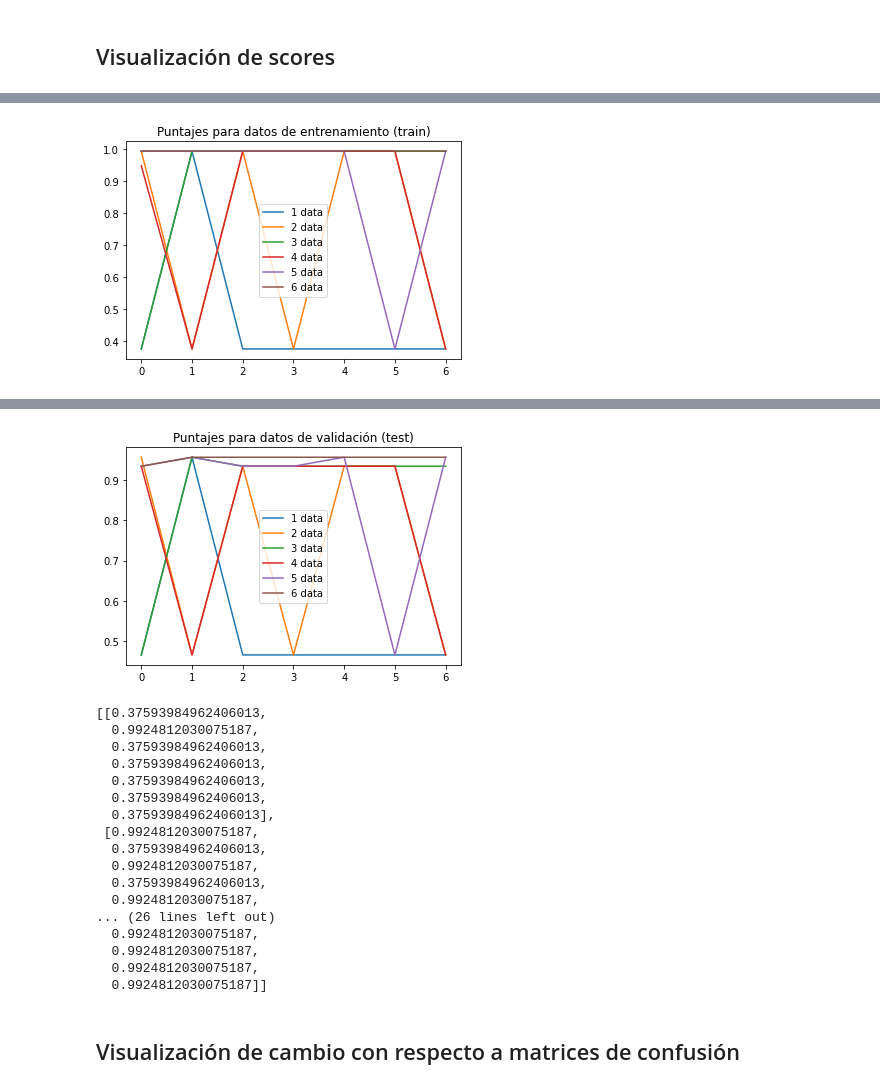
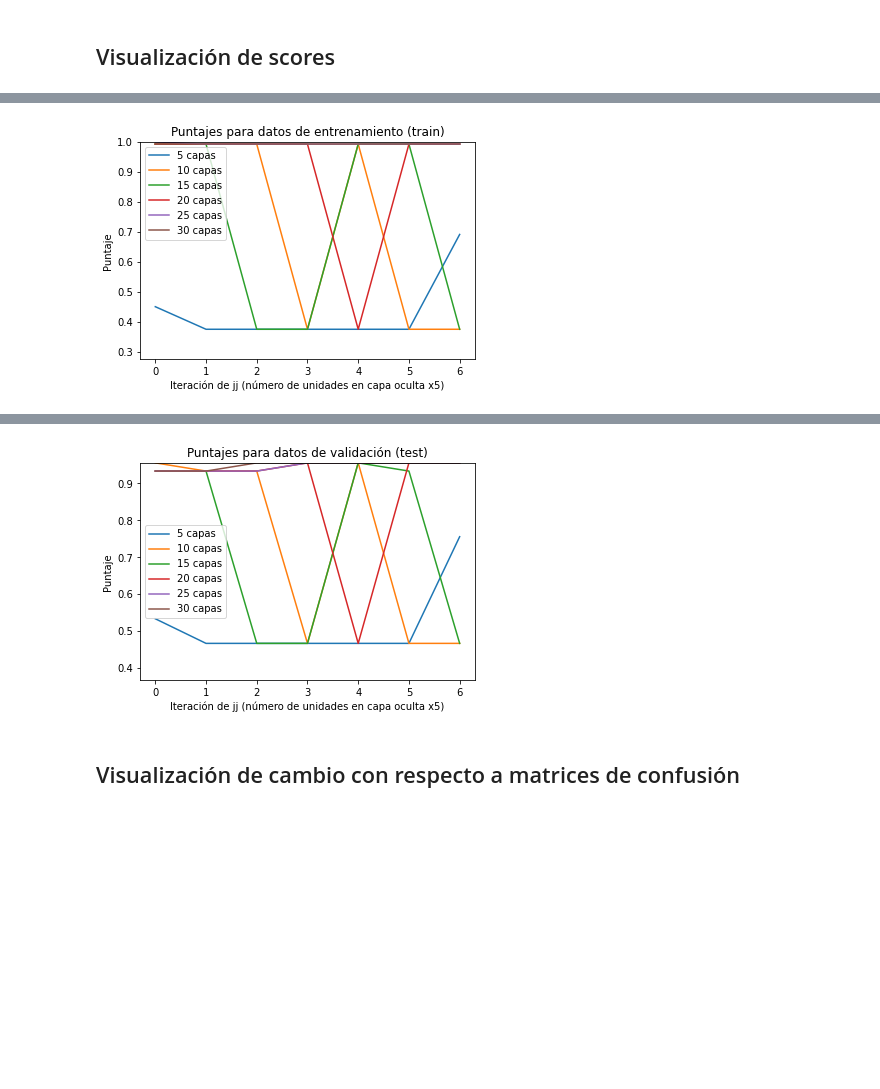
Before and after one commit to 1dgog/TC3006C_framework, a Jupyter notebook: a01139500_m2_retro_framework.ipynb, the cells around one changed output, grey strips where cells are left out. Cells and saved outputs as stored; diff of their text form; code cells hidden in the pictures; blank space fills up the shorter version.

```diff
--- a/a01139500_m2_retro_framework.ipynb
+++ b/a01139500_m2_retro_framework.ipynb
@@ -183,20 +166,31 @@ MLPClassifier(activation='logistic', hidden_layer_sizes=(35, 35),
 # %% [markdown]
 ## Visualización de scores
 # %%
-cont = 0
+cont = 5
 for a in range(0,len(np.array(scores_train)),1):
-  cont += 1
-  plt.plot(np.array(scores_train)[a], label='%s data' % cont)
+  plt.plot(np.array(scores_train)[a], label='%s capas' % cont)
+  cont += 5
+ax = plt.gca()
+ax.set_ylim([np.min(scores_train)-.1, np.max(scores_train)])
 plt.legend()
 plt.title('Puntajes para datos de entrenamiento (train)')
+plt.ylabel("Puntaje")
+plt.xlabel("Iteración de jj (número de unidades en capa oculta x5)")
+files.download("scores_train.pdf")
+plt.savefig('scores_train.pdf')
 plt.show()
 
-cont = 0
+cont = 5
 for a in range(0,len(np.array(scores_test)),1):
-  cont += 1
-  plt.plot(np.array(scores_test)[a], label='%s data' % cont)
+  plt.plot(np.array(scores_test)[a], label='%s capas' % cont)
+  cont += 5
+ax = plt.gca()
+ax.set_ylim([np.min(scores_test)-.1, np.max(scores_test)])
 plt.legend()
 plt.title('Puntajes para datos de validación (test)')
+plt.ylabel("Puntaje")
+plt.xlabel("Iteración de jj (número de unidades en capa oculta x5)")
+files.download("scores_test.pdf")
+plt.savefig('scores_test.pdf')
 plt.show()
-scores_train
 # %% [output]
@@ -203 +199 @@ scores_train
-[figure, old version]
+[figure, new version]
@@ -204,21 +202,4 @@ scores_train
-[figure, old version]
+[figure, new version]
-[[0.37593984962406013,
-  0.9924812030075187,
-  0.37593984962406013,
-  0.37593984962406013,
-  0.37593984962406013,
-  0.37593984962406013,
-  0.37593984962406013],
- [0.9924812030075187,
-  0.37593984962406013,
-  0.9924812030075187,
-  0.37593984962406013,
-  0.9924812030075187,
-... (26 lines left out)
-  0.9924812030075187,
-  0.9924812030075187,
-  0.9924812030075187,
-  0.9924812030075187]]
 # %% [markdown]
 ## Visualización de cambio con respecto a matrices de confusión
 # %% [markdown]
```
Also changed, not shown: parts of 9 cells of this notebook.
